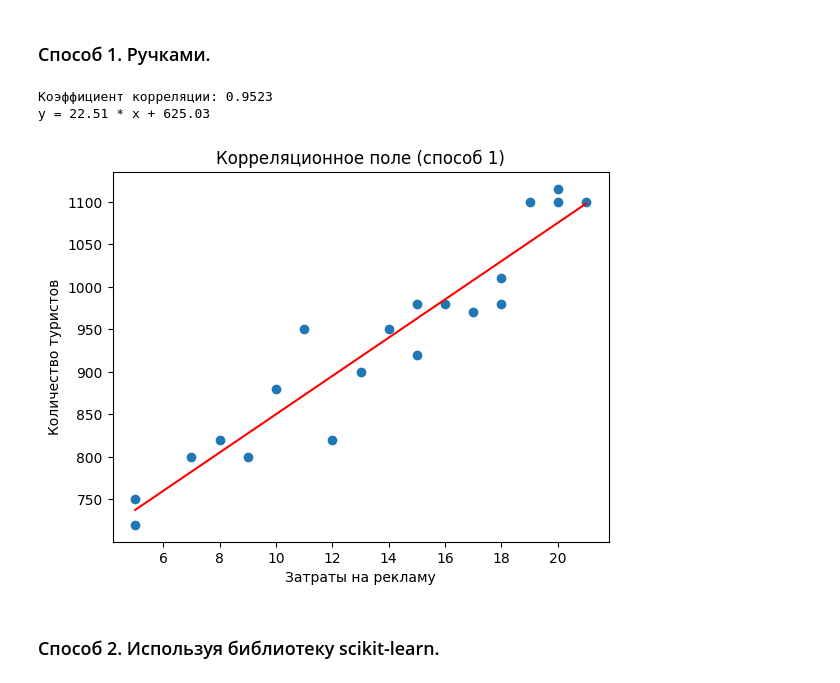
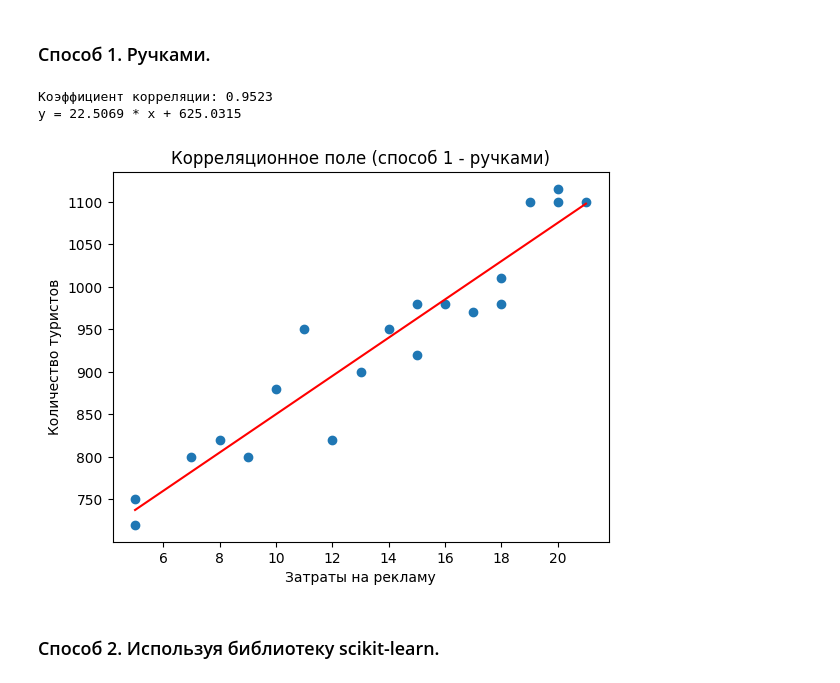
Before and after one commit to dimayasha7123/comp_modeling, a Jupyter notebook: lab4Dimyasha.ipynb, the cells around one changed output. Drawn from its saved outputs; the diff is of its cells as text; code cells hidden in the pictures.

```diff
--- a/lab4Dimyasha.ipynb
+++ b/lab4Dimyasha.ipynb
@@ -40,6 +40,6 @@ print(df)
 # %% [markdown]
 Рассчитаем коэффициент корреляции.
 # %%
-def get_corr(df: pd.DataFrame) -> float:
-    return df.corr().iloc[0, 1]
+def get_corr(df: pd.DataFrame, x_name: str, y_name: str) -> float:
+    return df.corr()[x_name][y_name]
 # %%
@@ -133,21 +144,28 @@ def show_plot(df: pd.DataFrame, reg_coef: Tuple[float, float], xlabel='', ylabel
 # %% [markdown]
 ### Способ 1. Ручками.
 # %%
-def hands_regression(df: pd.DataFrame) -> Tuple[float, float]:
-    x = df.iloc[:, 0]
-    y = df.iloc[:, 1]
+def hands_regression(df: pd.DataFrame, x_name: str, y_name: str) -> Tuple[float, float]:
+    x = df[x_name]
+    y = df[y_name]
     n = len(x)
-    a = (n * sum(x * y) - sum(x) * sum(y)) / \
-        (n * (sum([i ** 2 for i in x])) - sum(x) ** 2)
-    b = 1 / n * sum(y) - a / n * sum(x)
+    sum_x = sum(x)
+    sum_y = sum(y)
+    sum_xy = sum(x * y)
+    a = (n * sum_xy - sum_x * sum_y) / \
+        (n * (sum([i ** 2 for i in x])) - sum_x ** 2)
+    b = 1 / n * sum_y - a / n * sum_x
     return a, b
-# %%
-show_plot(df, hands_regression(df), xlabel='Затраты на рекламу', ylabel='Количество туристов',
-          title='Корреляционное поле (способ 1)', with_text_info=True, with_line=True)
-# %% [output]
-Коэффициент корреляции: 0.9523
-y = 22.51 * x + 625.03
-[figure, removed]
+# %%
+a, b = hands_regression(df, df.columns[0], df.columns[1])
+
+print_reg_info(df, df.columns[0], df.columns[1], linear_format_str, a, b)
+show_plot(df, a, b, linear_line_func, df.columns[0], df.columns[1],
+          xlabel='Затраты на рекламу', ylabel='Количество туристов',
+          title='Корреляционное поле (способ 1 - ручками)')
+# %% [output]
+Коэффициент корреляции: 0.9523
+y = 22.5069 * x + 625.0315
+[figure, added]
 # %% [markdown]
 ### Способ 2. Используя библиотеку scikit-learn.
 # %%
```
Also changed, not shown: parts of 31 cells of this notebook.
